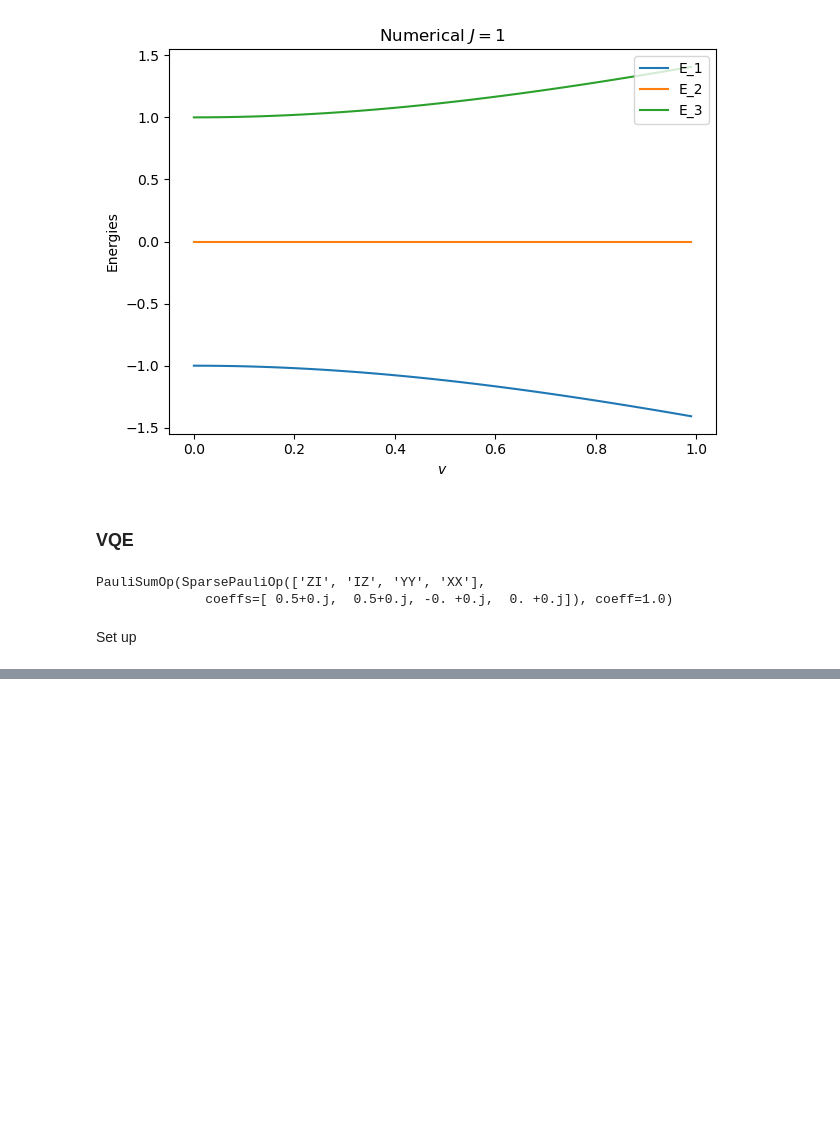
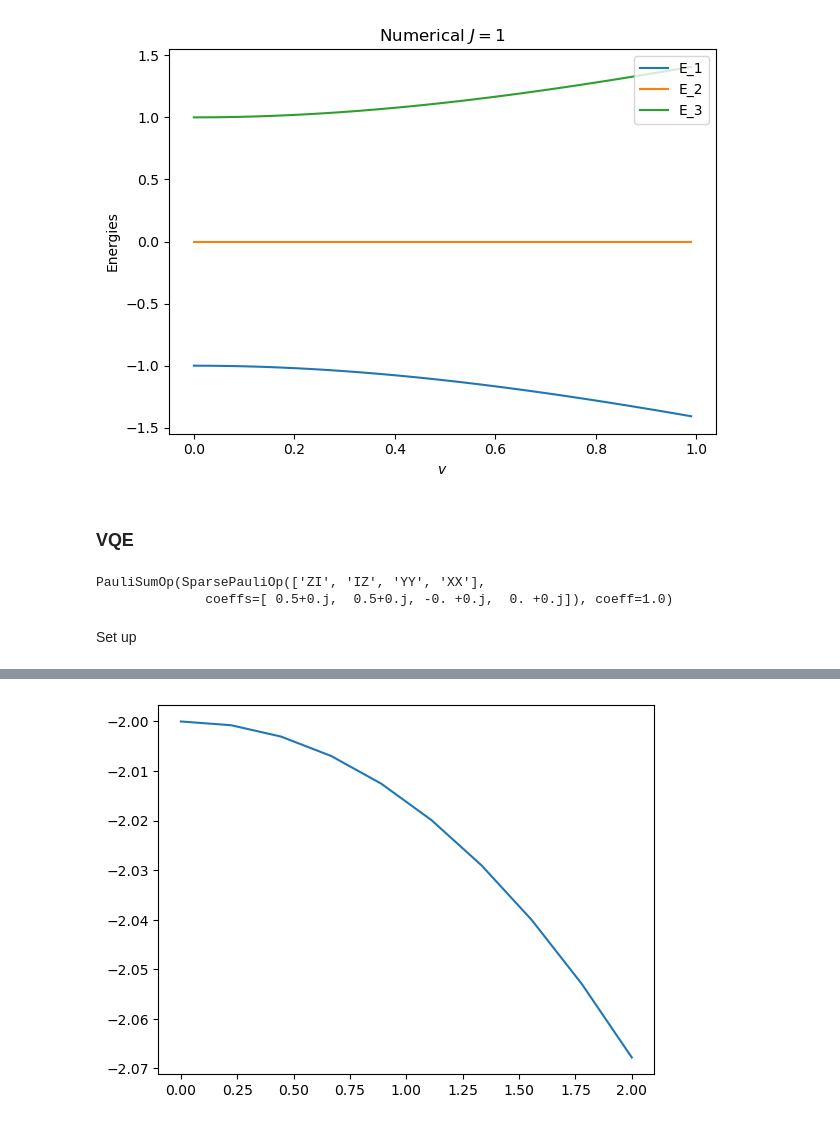
Before and after one commit to moyasui/vqe-solver, a Jupyter notebook: src/vqe-lipkin.ipynb, the cells around one changed output, grey strips where cells are left out. Saved outputs shown, nothing was run; the diff lists cells and outputs as text; code cells hidden in the pictures; blank space fills up the shorter version.

```diff
--- a/src/vqe-lipkin.ipynb
+++ b/src/vqe-lipkin.ipynb
@@ -330,0 +461,25 @@ plot_2D(vs/n_points, [energies, eigs[0], my_energies], plot_count=3, title="Grou
+# %%
+def my_ansatz(params):
+    '''params: list of parameters for the ansatz, [thetas, phis, lambdas]'''
+    qubits = Qubits(4)
+
+    params = params.reshape(4,2)
+    for i in range(4):
+        theta = params[i, 0]
+        phi = params[i, 1]
+        qubits.rx(theta, i)
+        qubits.ry(phi, i)
+
+    # more complex pattern of CNOTs for entanglement
+    toffoli = np.eye(8)
+    toffoli[-2:, -2:] = np.array([[0, 1], [1, 0]])
+    # qubits.state = np.kron(toffoli, qubits.I) @ qubits.state
+    qubits.cnot(2, 3)
+    qubits.cnot(1, 2)
+    qubits.cnot(0, 1)
+
+    # qubits.cnot(0, 2)  # added
+    # qubits.cnot(1, 3)  # added
+
+    # print(qubits)
+    return qubits
@@ -330,0 +666,17 @@ plot_2D(vs/n_points, [energies, eigs[0], my_energies], plot_count=3, title="Grou
+# %%
+n_points = 10
+# print(Vqe)
+
+init_points = np.random.uniform(low=-np.pi, high=np.pi, size=(4,2))
+my_vqe = Vqe(my_ansatz, init_points, expectation=expectation_2)
+# my_vqe = Vqe(my_ansatz, init_points)
+# print(my_vqe)
+my_energies = np.zeros(n_points)
+vs = np.linspace(0, 2, n_points)
+for i, v in enumerate(vs):
+    v = v / n_points
+    my_ham = my_H(v)
+    # print(my_ham)
+    min_params, min_energy = my_vqe.minimise_eigenvalue(my_ham, v, 1000)
+    print(f"v: {v}, energy: {min_energy}")
+    my_energies[i] = min_energy
@@ -330,0 +694,5 @@ plot_2D(vs/n_points, [energies, eigs[0], my_energies], plot_count=3, title="Grou
+# %%
+plt.plot(vs, my_energies)
+plt.show()
+# %% [output]
+[figure, added]
```
Also changed, not shown: parts of 18 cells of this notebook, 3 other files.
